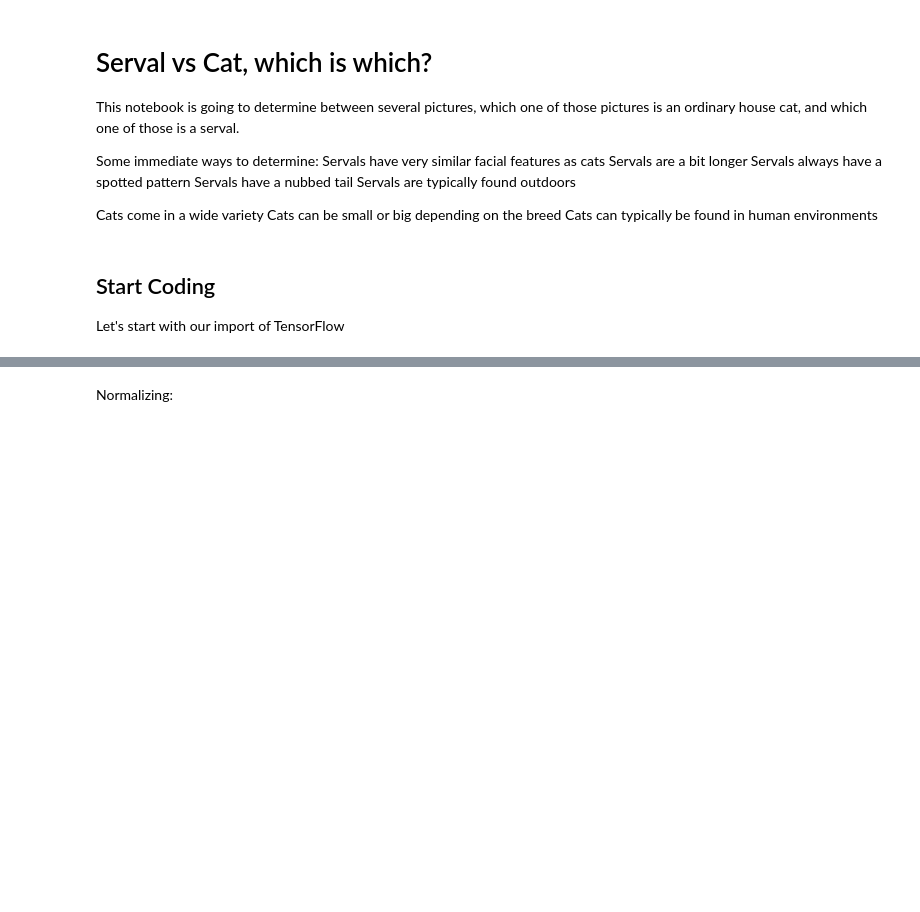
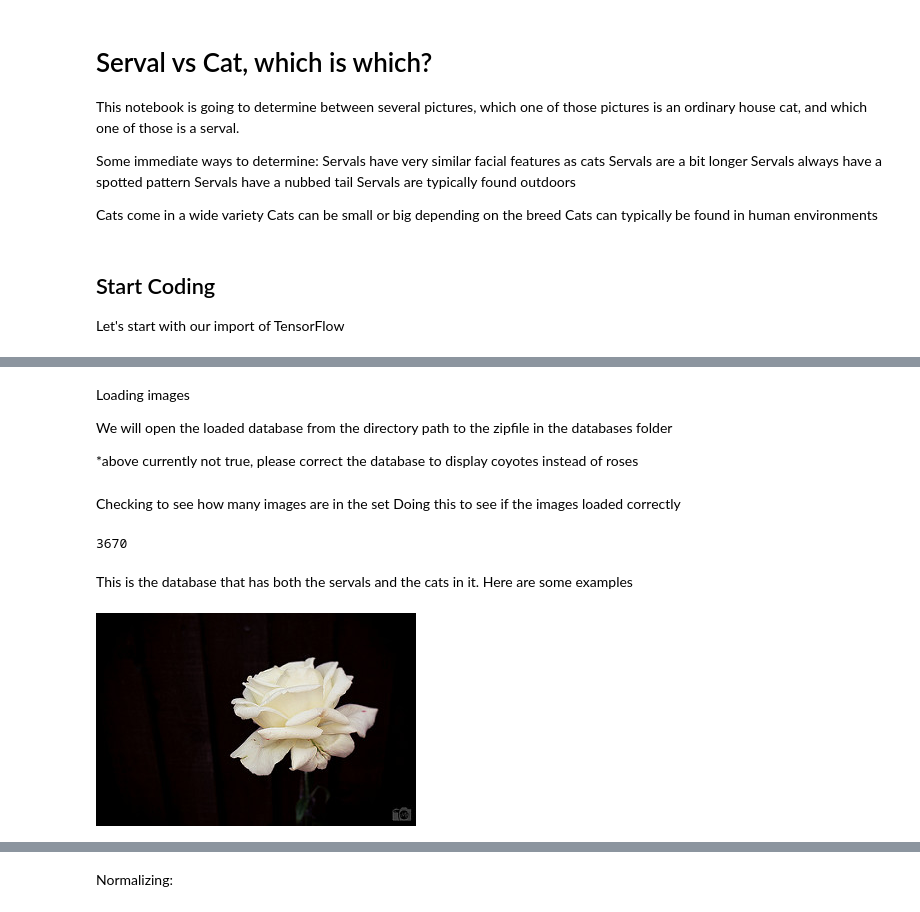
Before and after one commit to kevinles117/ad470-kt, a Jupyter notebook: serval/Serval_Notebook.ipynb, the cells around one changed output, grey strips where cells are left out. Cells and saved outputs as stored; diff of their text form; code cells hidden in the pictures; blank space fills up the shorter version.

Commit message:
updated serval notebook to use proxy for training and validation dataset

```diff
--- a/serval/Serval_Notebook.ipynb
+++ b/serval/Serval_Notebook.ipynb
@@ -45,0 +38,28 @@ Printing a training image, and a training labels:
+# %% [markdown]
+Loading images
+
+We will open the loaded database from the directory path to the zipfile in the databases folder
+
+*above currently not true, please correct the database to display coyotes instead of roses
+# %%
+import pathlib
+dataset_url = "https://storage.googleapis.com/download.tensorflow.org/example_images/flower_photos.tgz"
+data_dir = tf.keras.utils.get_file(origin=dataset_url,
+                                   fname='flower_photos',
+                                   untar=True)
+data_dir = pathlib.Path(data_dir)
+# %% [markdown]
+Checking to see how many images are in the set
+Doing this to see if the images loaded correctly
+# %%
+image_count = len(list(data_dir.glob('*/*.jpg')))
+print(image_count)
+# %% [output]
+3670
+# %% [markdown]
+This is the database that has both the servals and the cats in it.  Here are some examples
+# %%
+serval = list(data_dir.glob('roses/*')) #will eventually be a serval image instead of rose
+PIL.Image.open(str(serval[0]))
+# %% [output]
+[figure, added]
```
Also changed, not shown: parts of 18 cells of this notebook.
